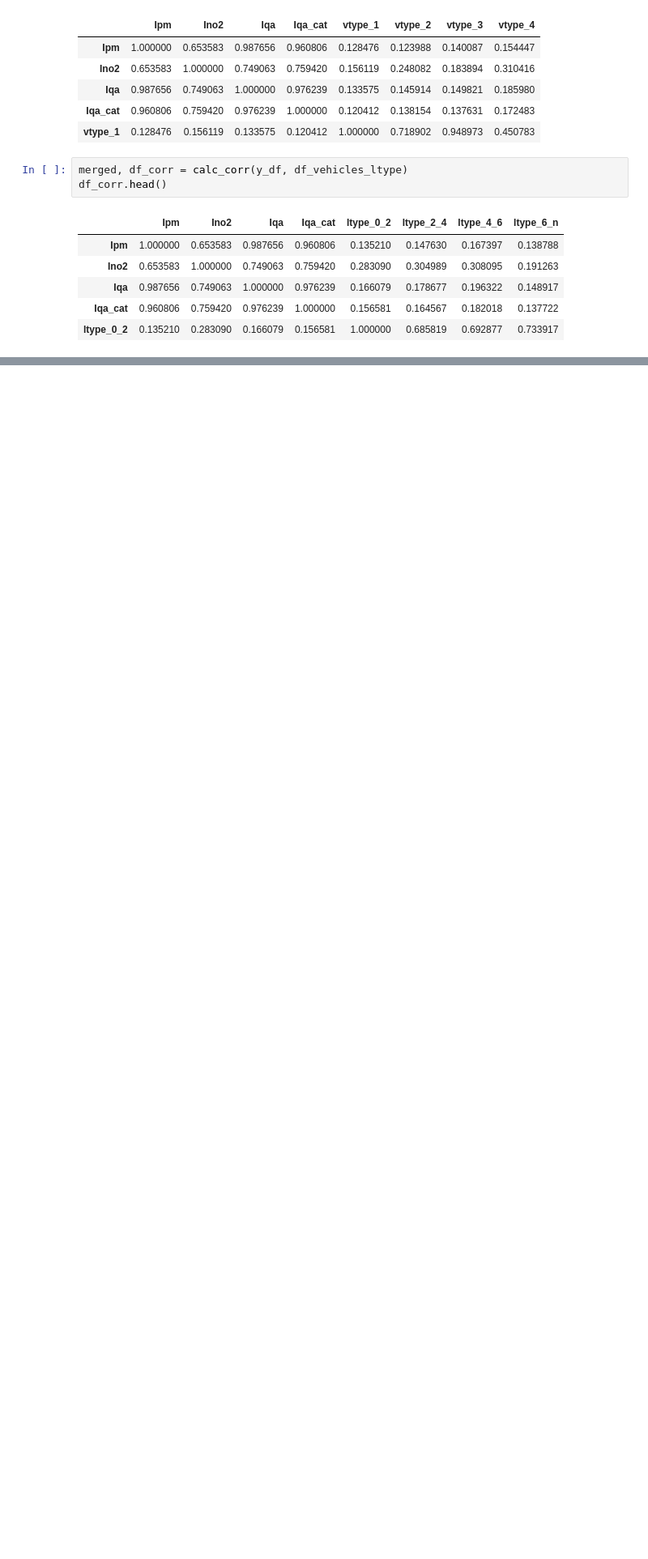
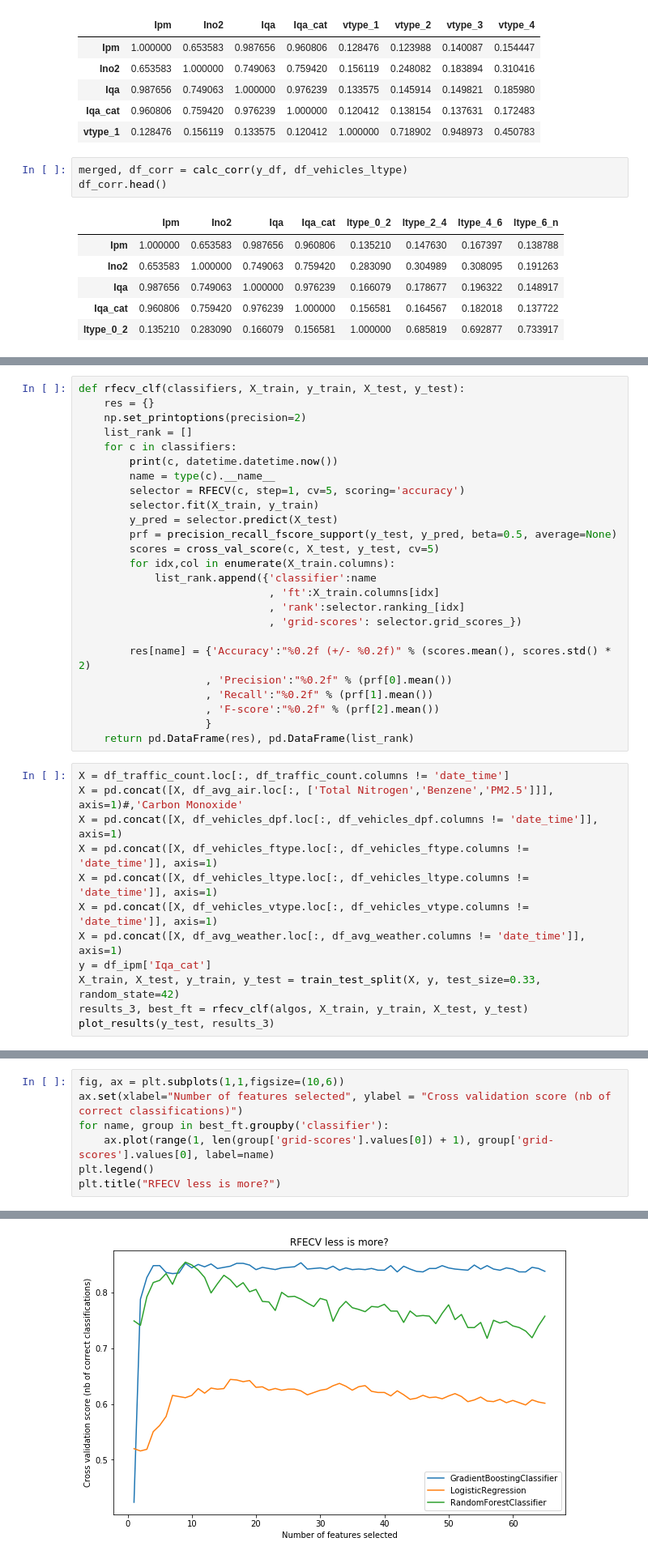
Before and after one commit to nickmancol/airquality-nickman, a Jupyter notebook: AirQuality.ipynb, the cells around one changed output, grey strips where cells are left out. Shown at 81% size. Drawn from its saved outputs; the diff is of its cells as text; blank space fills up the shorter version.

```diff
--- a/AirQuality.ipynb
+++ b/AirQuality.ipynb
@@ -674,0 +696,37 @@ Recall                          0.34               0.24                   0.35
+# %%
+def rfecv_clf(classifiers, X_train, y_train, X_test, y_test):
+    res = {}
+    np.set_printoptions(precision=2)
+    list_rank = []
+    for c in classifiers:
+        print(c, datetime.datetime.now())
+        name = type(c).__name__
+        selector = RFECV(c, step=1, cv=5, scoring='accuracy')
+        selector.fit(X_train, y_train)
+        y_pred = selector.predict(X_test)
+        prf = precision_recall_fscore_support(y_test, y_pred, beta=0.5, average=None)
+        scores = cross_val_score(c, X_test, y_test, cv=5)
+        for idx,col in enumerate(X_train.columns):
+            list_rank.append({'classifier':name
+                              , 'ft':X_train.columns[idx]
+                              , 'rank':selector.ranking_[idx]
+                              , 'grid-scores': selector.grid_scores_})
+
+        res[name] = {'Accuracy':"%0.2f (+/- %0.2f)" % (scores.mean(), scores.std() * 2)
+                    , 'Precision':"%0.2f" % (prf[0].mean())
+                    , 'Recall':"%0.2f" % (prf[1].mean())
+                    , 'F-score':"%0.2f" % (prf[2].mean())
+                    }
+    return pd.DataFrame(res), pd.DataFrame(list_rank)
+# %%
+X = df_traffic_count.loc[:, df_traffic_count.columns != 'date_time']
+X = pd.concat([X, df_avg_air.loc[:, ['Total Nitrogen','Benzene','PM2.5']]], axis=1)#,'Carbon Monoxide'
+X = pd.concat([X, df_vehicles_dpf.loc[:, df_vehicles_dpf.columns != 'date_time']], axis=1)
+X = pd.concat([X, df_vehicles_ftype.loc[:, df_vehicles_ftype.columns != 'date_time']], axis=1)
+X = pd.concat([X, df_vehicles_ltype.loc[:, df_vehicles_ltype.columns != 'date_time']], axis=1)
+X = pd.concat([X, df_vehicles_vtype.loc[:, df_vehicles_vtype.columns != 'date_time']], axis=1)
+X = pd.concat([X, df_avg_weather.loc[:, df_avg_weather.columns != 'date_time']], axis=1)
+y = df_ipm['Iqa_cat']
+X_train, X_test, y_train, y_test = train_test_split(X, y, test_size=0.33, random_state=42)
+results_3, best_ft = rfecv_clf(algos, X_train, y_train, X_test, y_test)
+plot_results(y_test, results_3)
@@ -674,0 +773,8 @@ Recall                          0.34               0.24                   0.35
+# %%
+fig, ax = plt.subplots(1,1,figsize=(10,6))
+ax.set(xlabel="Number of features selected", ylabel = "Cross validation score (nb of correct classifications)")
+for name, group in best_ft.groupby('classifier'):
+    ax.plot(range(1, len(group['grid-scores'].values[0]) + 1), group['grid-scores'].values[0], label=name)
+plt.legend()
+plt.title("RFECV less is more?")
+# %% [output]
@@ -674,0 +782 @@ Recall                          0.34               0.24                   0.35
+[figure, added]
```
Also changed, not shown: parts of 12 cells of this notebook, 1 other file.
